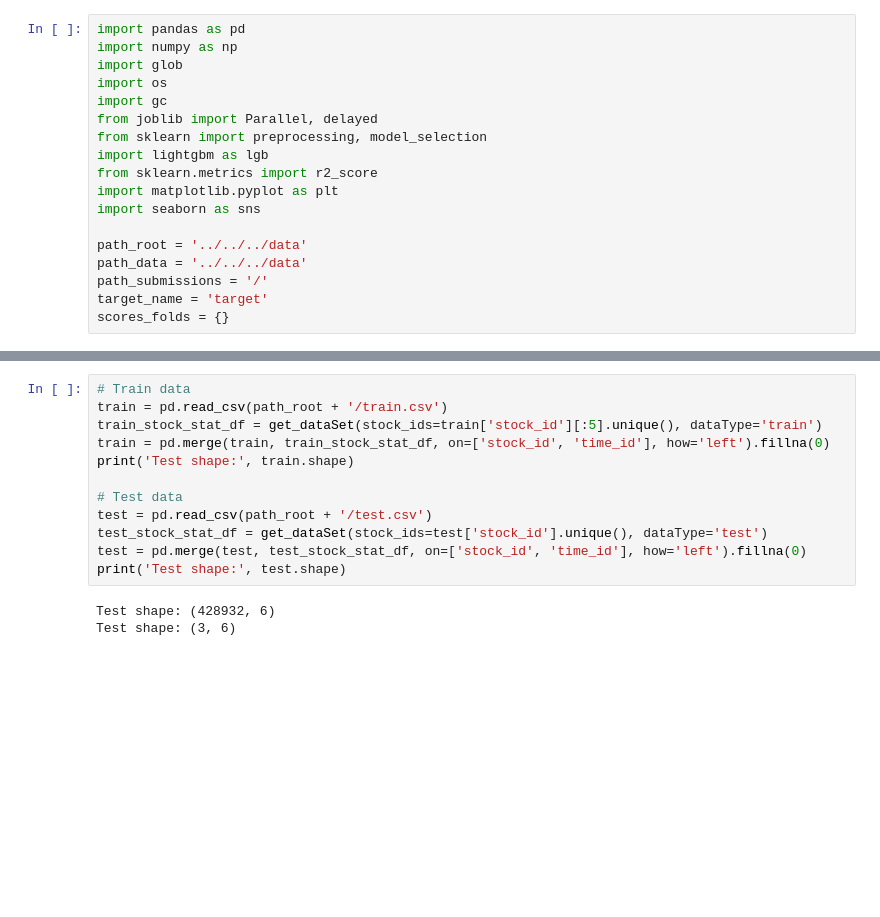
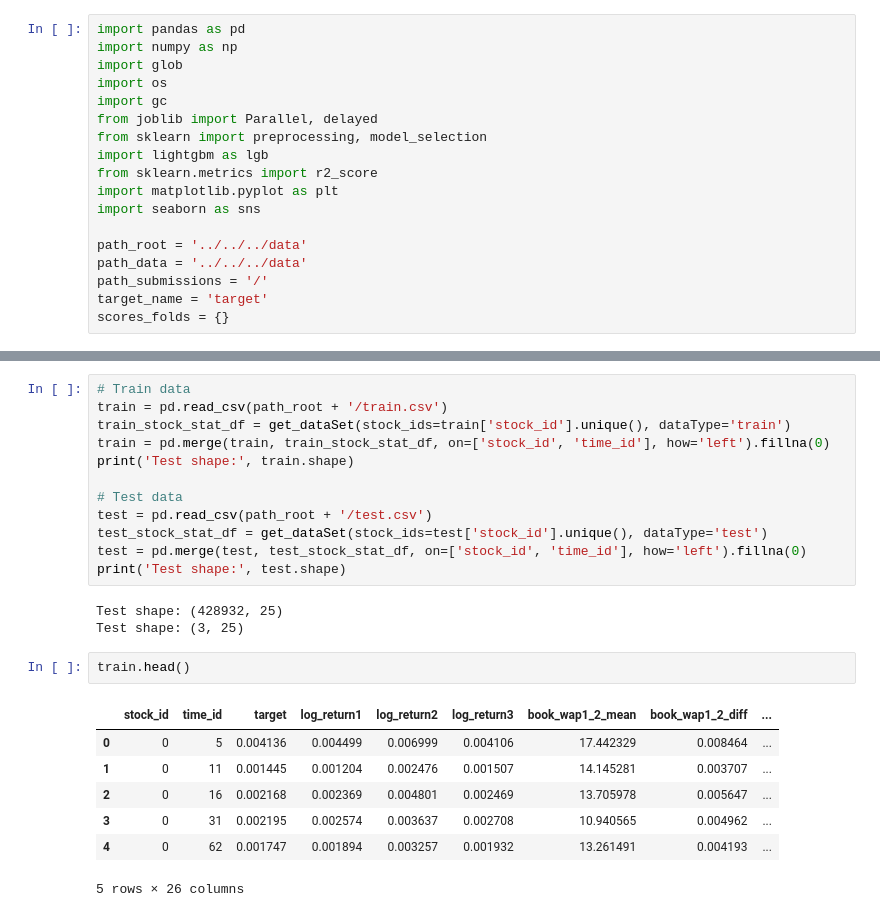
Before and after one commit to tsugumi-sys/kaggle-optiver, a Jupyter notebook: playground/LGB_starter/lgm_starter.ipynb, the cells around one changed output, grey strips where cells are left out. Cells and saved outputs as stored; diff of their text form; blank space fills up the shorter version.

```diff
--- a/playground/LGB_starter/lgm_starter.ipynb
+++ b/playground/LGB_starter/lgm_starter.ipynb
@@ -87,7 +137,7 @@ params_lgbm = {
 # %%
 # Train data
 train = pd.read_csv(path_root + '/train.csv')
-train_stock_stat_df = get_dataSet(stock_ids=train['stock_id'][:5].unique(), dataType='train')
+train_stock_stat_df = get_dataSet(stock_ids=train['stock_id'].unique(), dataType='train')
 train = pd.merge(train, train_stock_stat_df, on=['stock_id', 'time_id'], how='left').fillna(0)
 print('Test shape:', train.shape)
 
@@ -97,8 +147,18 @@ test_stock_stat_df = get_dataSet(stock_ids=test['stock_id'].unique(), dataType='
 test = pd.merge(test, test_stock_stat_df, on=['stock_id', 'time_id'], how='left').fillna(0)
 print('Test shape:', test.shape)
 # %% [output]
-Test shape: (428932, 6)
-Test shape: (3, 6)
+Test shape: (428932, 25)
+Test shape: (3, 25)
+# %%
+train.head()
+# %% [output]
+|  | stock_id | time_id | target | log_return1 | log_return2 | log_return3 | book_wap1_2_mean | book_wap1_2_diff | ... |
+| 0 | 0 | 5 | 0.004136 | 0.004499 | 0.006999 | 0.004106 | 17.442329 | 0.008464 | ... |
+| 1 | 0 | 11 | 0.001445 | 0.001204 | 0.002476 | 0.001507 | 14.145281 | 0.003707 | ... |
+| 2 | 0 | 16 | 0.002168 | 0.002369 | 0.004801 | 0.002469 | 13.705978 | 0.005647 | ... |
+| 3 | 0 | 31 | 0.002195 | 0.002574 | 0.003637 | 0.002708 | 10.940565 | 0.004962 | ... |
+| 4 | 0 | 62 | 0.001747 | 0.001894 | 0.003257 | 0.001932 | 13.261491 | 0.004193 | ... |
+5 rows × 26 columns
 # %%
 # Train model
 cats = ['stock_id']
```
Also changed, not shown: parts of 2 cells of this notebook, 2 other files.
